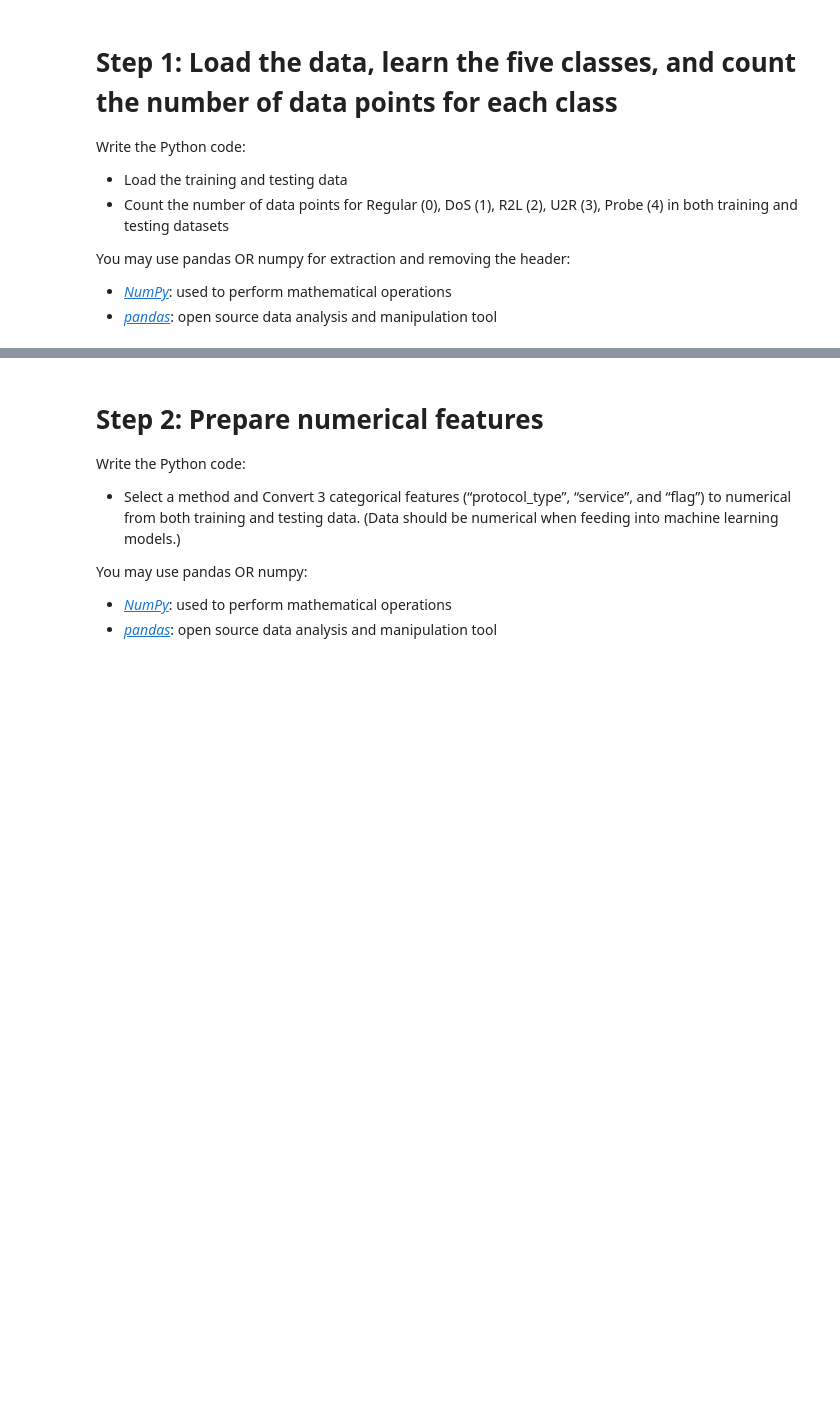
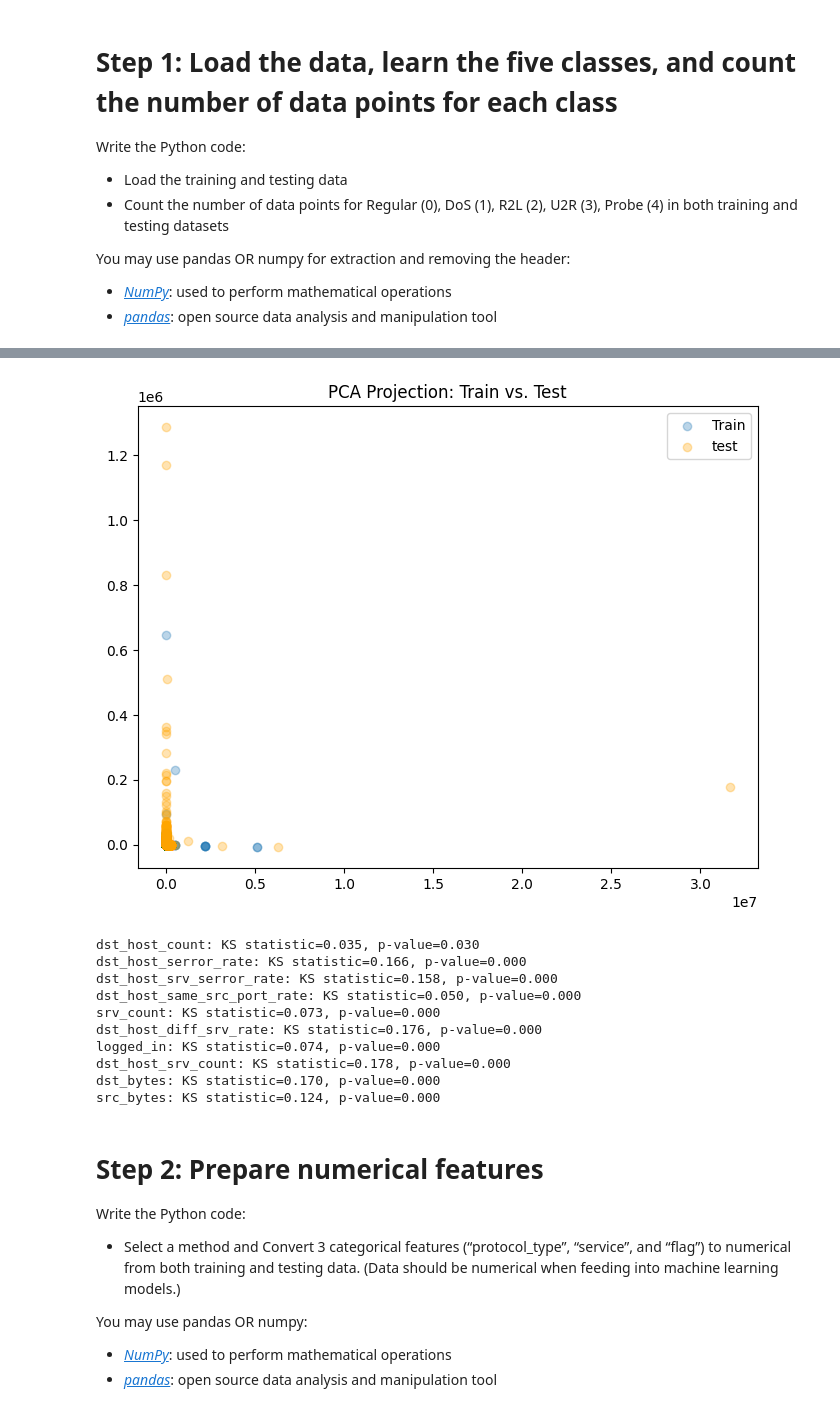
Before and after one commit to jjiang10-sv/nyitAge, a Jupyter notebook: nyit/RApro/modelTrain/network/DetectIntrusionsML.ipynb, the cells around one changed output, grey strips where cells are left out. Saved outputs shown, nothing was run; the diff lists cells and outputs as text; code cells hidden in the pictures; blank space fills up the shorter version.

```diff
--- a/nyit/RApro/modelTrain/network/DetectIntrusionsML.ipynb
+++ b/nyit/RApro/modelTrain/network/DetectIntrusionsML.ipynb
@@ -80,0 +177,34 @@ cols
+# %%
+data_test = data_test.sample(frac=0.5).drop(columns=['protocol_type']).drop_duplicates(keep='first')
+# Exclude label column for PCA
+X_test = data_test.drop(columns=['labels'])
+
+
+pca = PCA(n_components=2)
+X_train_pca = pca.fit_transform(X_train)
+X_test_pca = pca.transform(X_test)
+
+plt.figure(figsize=(8, 6))
+plt.scatter(X_train_pca[:, 0], X_train_pca[:, 1], alpha=0.3, label='Train')
+plt.scatter(X_test_pca[:, 0], X_test_pca[:, 1], alpha=0.3, label='test', color='orange')
+plt.legend()
+plt.title('PCA Projection: Train vs. Test')
+plt.show()
+
+from scipy.stats import ks_2samp
+
+for col in data_train.columns[:-1]:
+    stat, p = ks_2samp(data_train[col], data_test[col])
+    print(f"{col}: KS statistic={stat:.3f}, p-value={p:.3f}")
+# %% [output]
+[figure, added]
+dst_host_count: KS statistic=0.035, p-value=0.030
+dst_host_serror_rate: KS statistic=0.166, p-value=0.000
+dst_host_srv_serror_rate: KS statistic=0.158, p-value=0.000
+dst_host_same_src_port_rate: KS statistic=0.050, p-value=0.000
+srv_count: KS statistic=0.073, p-value=0.000
+dst_host_diff_srv_rate: KS statistic=0.176, p-value=0.000
+logged_in: KS statistic=0.074, p-value=0.000
+dst_host_srv_count: KS statistic=0.178, p-value=0.000
+dst_bytes: KS statistic=0.170, p-value=0.000
+src_bytes: KS statistic=0.124, p-value=0.000
```
Also changed, not shown: parts of 16 cells of this notebook, 54 other files.
